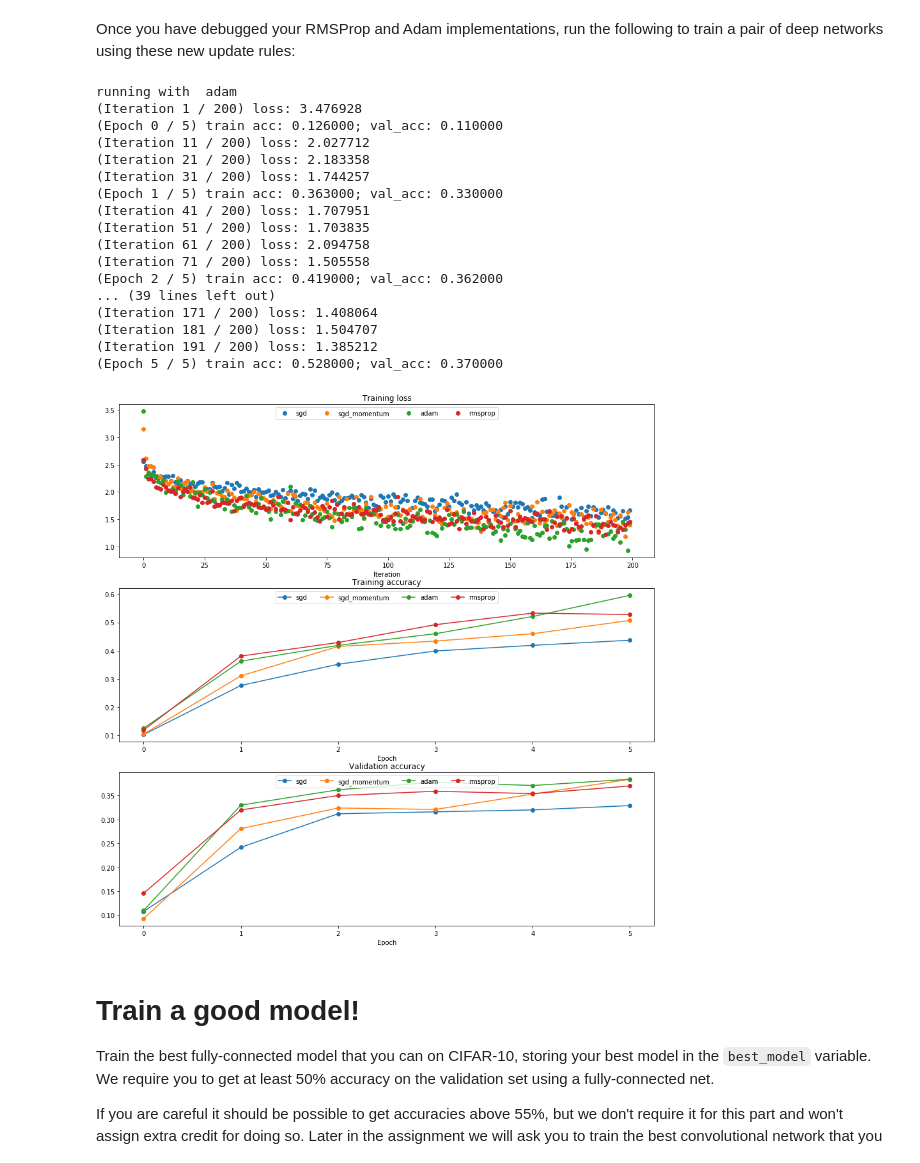
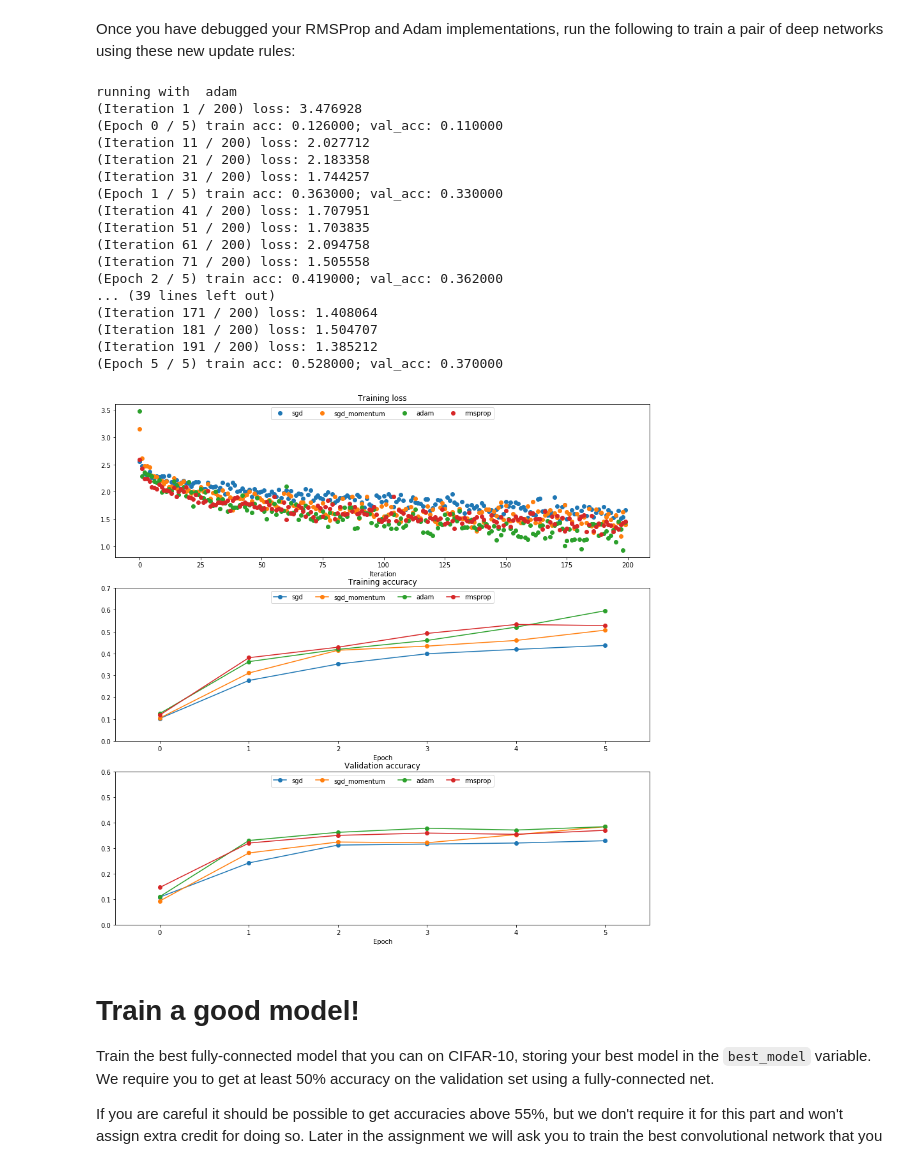
Before and after one commit to chongyangma/cs231n, a Jupyter notebook: assignments/assignment2/FullyConnectedNets.ipynb, the cells around one changed output. Saved outputs shown, nothing was run; the diff lists cells and outputs as text; code cells hidden in the pictures.

```diff
--- a/assignments/assignment2/FullyConnectedNets.ipynb
+++ b/assignments/assignment2/FullyConnectedNets.ipynb
@@ -723,46 +723,46 @@ plt.xlabel('Iteration')
 
 plt.subplot(3, 1, 2)
 plt.title('Training accuracy')
+plt.axis([-0.5, 5.5, 0, 0.7])
 plt.xlabel('Epoch')
 
 plt.subplot(3, 1, 3)
 plt.title('Validation accuracy')
+plt.axis([-0.5, 5.5, 0, 0.6])
 plt.xlabel('Epoch')
 
 for update_rule, solver in list(solvers.items()):
   plt.subplot(3, 1, 1)
   plt.plot(solver.loss_history, 'o', label=update_rule)
-
   plt.subplot(3, 1, 2)
   plt.plot(solver.train_acc_history, '-o', label=update_rule)
-
   plt.subplot(3, 1, 3)
   plt.plot(solver.val_acc_history, '-o', label=update_rule)
 
 for i in [1, 2, 3]:
   plt.subplot(3, 1, i)
   plt.legend(loc='upper center', ncol=4)
 plt.gcf().set_size_inches(15, 15)
 plt.show()
 # %% [output]
 running with  adam
 (Iteration 1 / 200) loss: 3.476928
 (Epoch 0 / 5) train acc: 0.126000; val_acc: 0.110000
 (Iteration 11 / 200) loss: 2.027712
 (Iteration 21 / 200) loss: 2.183358
 (Iteration 31 / 200) loss: 1.744257
 (Epoch 1 / 5) train acc: 0.363000; val_acc: 0.330000
 (Iteration 41 / 200) loss: 1.707951
 (Iteration 51 / 200) loss: 1.703835
 (Iteration 61 / 200) loss: 2.094758
 (Iteration 71 / 200) loss: 1.505558
 (Epoch 2 / 5) train acc: 0.419000; val_acc: 0.362000
 ... (39 lines left out)
 (Iteration 171 / 200) loss: 1.408064
 (Iteration 181 / 200) loss: 1.504707
 (Iteration 191 / 200) loss: 1.385212
 (Epoch 5 / 5) train acc: 0.528000; val_acc: 0.370000
-[figure, old version]
+[figure, new version]
 # %% [markdown]
 # Train a good model!
 Train the best fully-connected model that you can on CIFAR-10, storing your best model in the `best_model` variable. We require you to get at least 50% accuracy on the validation set using a fully-connected net.
```
Also changed, not shown: parts of 2 cells of this notebook.
